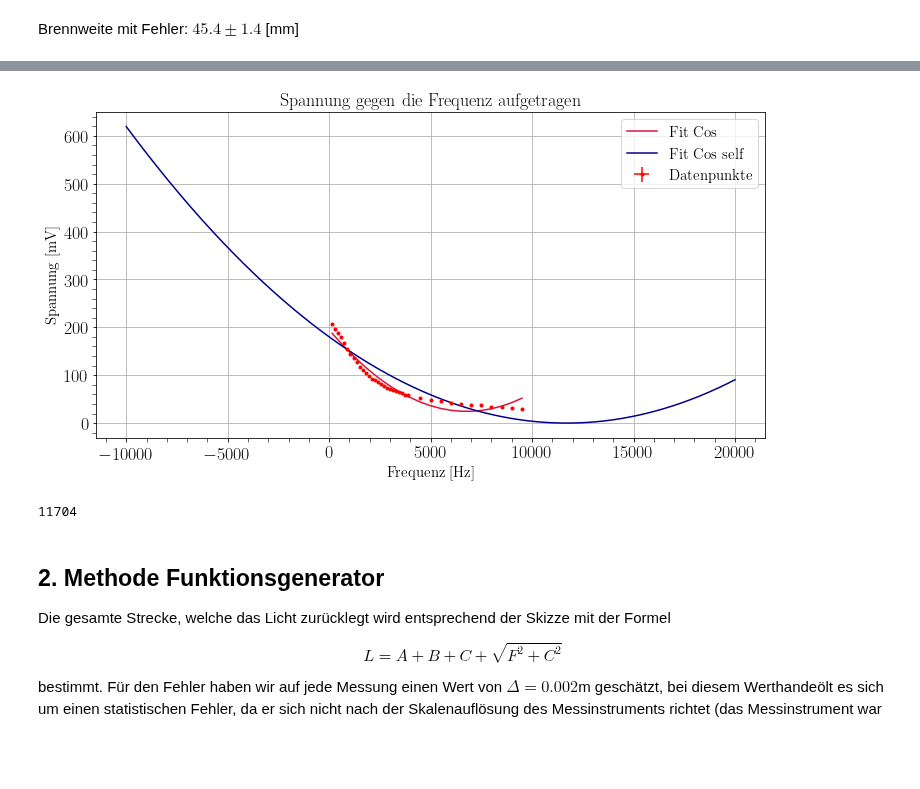
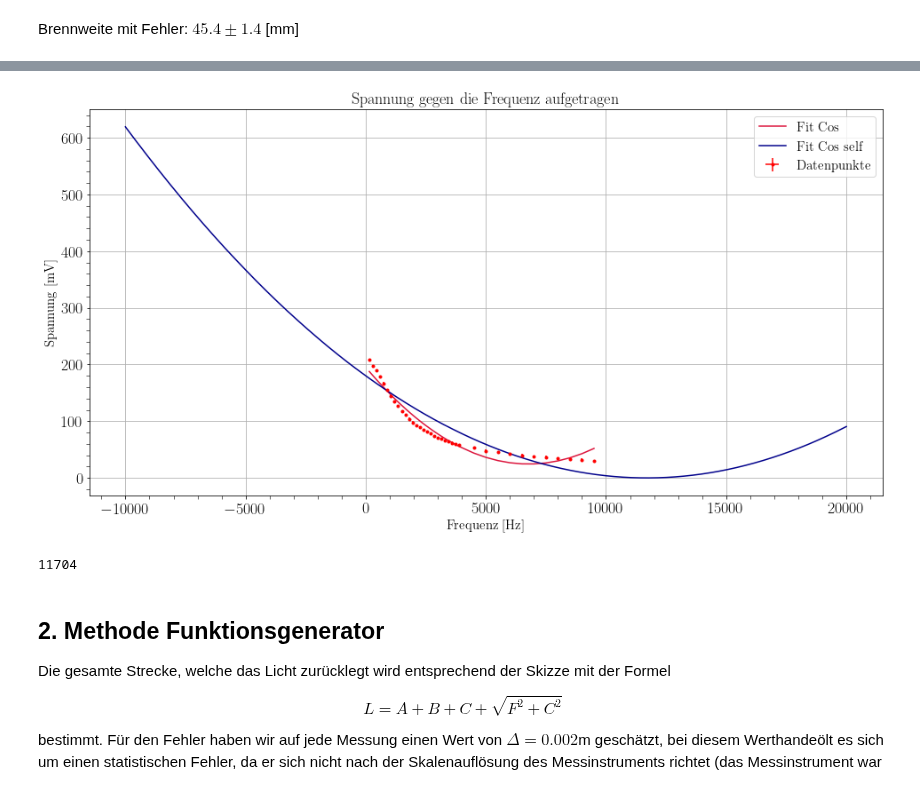
Before and after one commit to MayerPablo/FP, a Jupyter notebook: Lichtlaufzeiten/Lichtlaufzeiten.ipynb, the cells around one changed output, grey strips where cells are left out. Cells and saved outputs as stored; diff of their text form; code cells hidden in the pictures; blank space fills up the shorter version.

```diff
--- a/Lichtlaufzeiten/Lichtlaufzeiten.ipynb
+++ b/Lichtlaufzeiten/Lichtlaufzeiten.ipynb
@@ -219,35 +289,35 @@ xRange = np.arange(-10000, 20001, 1)
 
 # Berechnen der gefitteten Werte
 fitWerte = fitCos(p0,frequenzen,spannungen)
 
 # Plotgröße anpassen
-plt.figure(figsize=(12, 6))
+plt.figure(figsize=(16, 8))
 
 # Gemessene Spannungswerte auftragen
 plt.errorbar(frequenzen, spannungen, xerr=frequenzenErr, yerr=spannungenErr,
              fmt='.', color='red', label='Datenpunkte', marker=None)
 
 # Angepasste Cosinusfunktion aufzeichnen
 plt.plot(frequenzen, fitWerte, color='crimson', label='Fit Cos',marker=None)
 
 # Angepasste Cosinusfunktion auf größerem Bereich aufzeichnen
 plt.plot(xRange, myCos(xRange, 1/(340000*pc.pi), 3000000, pi/1.0035, 3000000), color='darkblue', label='Fit Cos self',marker=None)
 
 # labels und legend
 plt.xlabel(r'Frequenz [Hz]')
 plt.ylabel(r'Spannung [mV]')
 plt.legend()
 
 # Plot anzeigen lassen
 plt.grid(True)
 plt.title('Spannung gegen die Frequenz aufgetragen')
 plt.show()
 
 # Minimum der Cosinusfunktion anzeigen lassen:
 
 print(xRange[(myCos(xRange, 1/(340000*pc.pi), 3000000, pi/1.0035, 3000000)).argmin()])
 # %% [output]
-[figure, old version]
+[figure, new version]
 11704
 # %% [markdown]
 ## 2. Methode Funktionsgenerator
```
Also changed, not shown: parts of 6 cells of this notebook.
